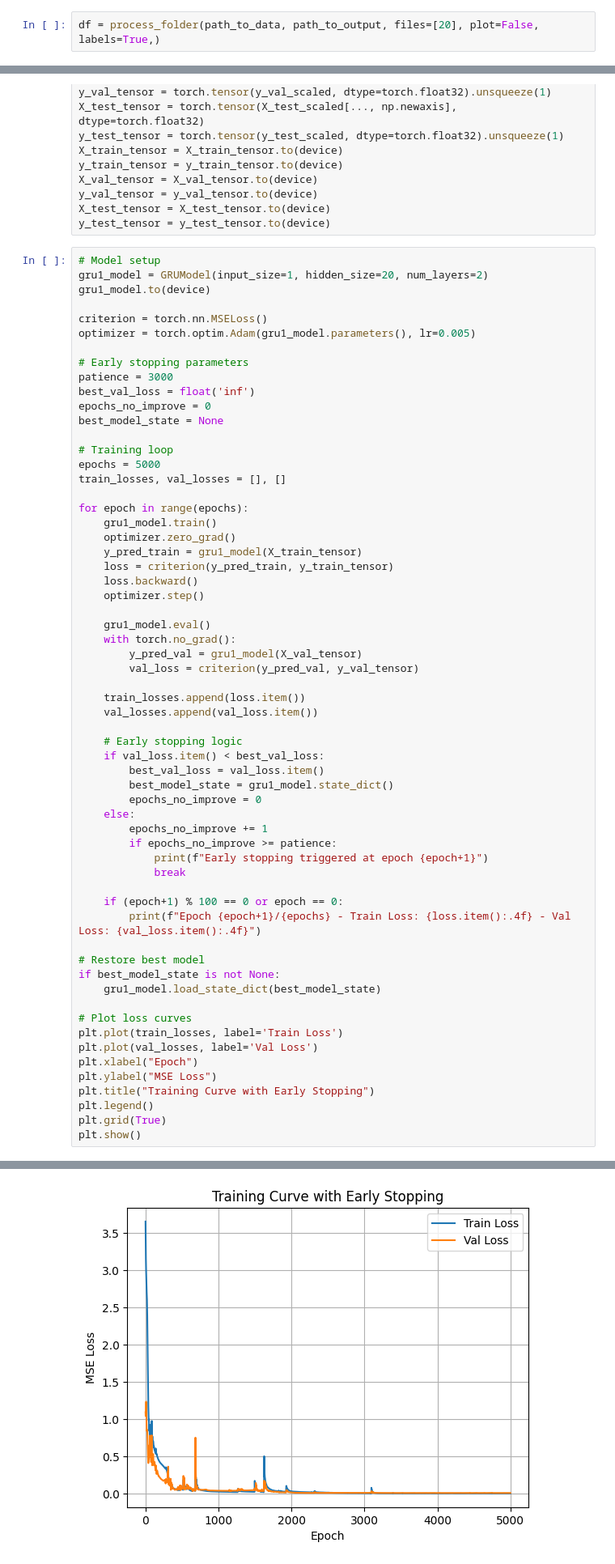
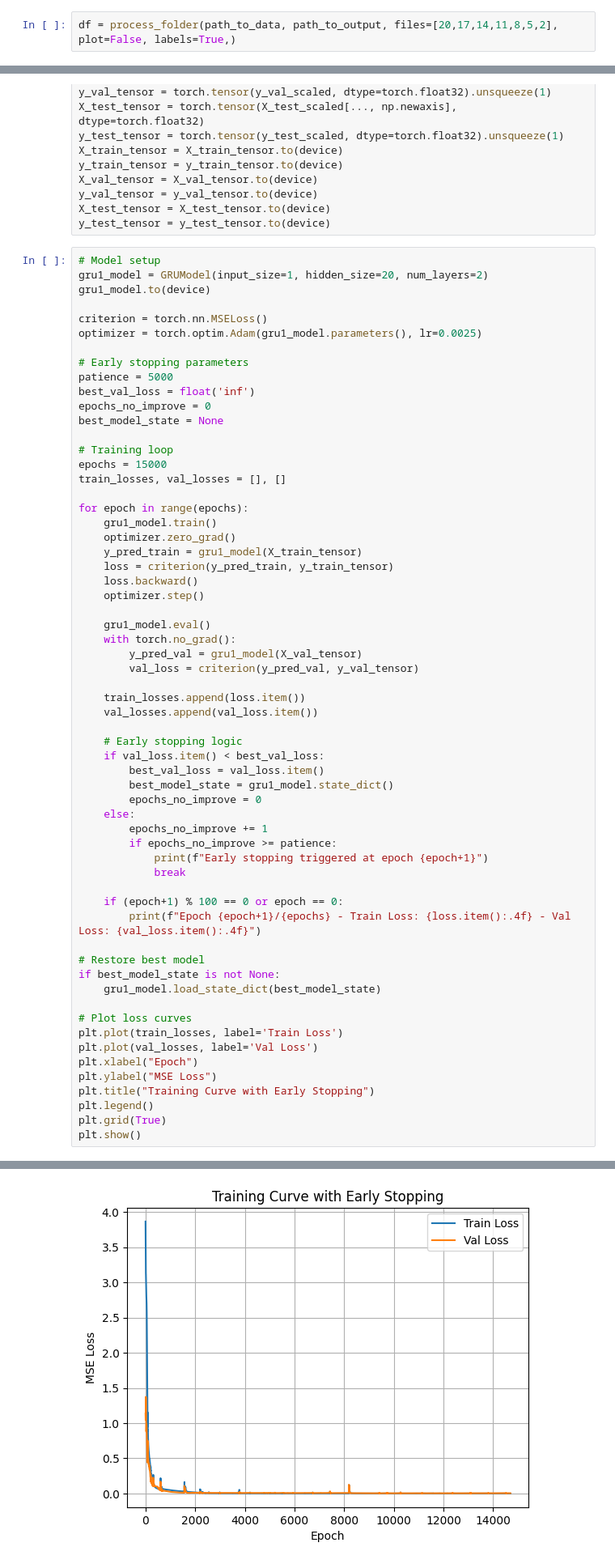
Before and after one commit to Cellular-Adventures/CapstoneAI-FiberProbe, a Jupyter notebook: Train.ipynb, the cells around one changed output, grey strips where cells are left out. Shown at 81% size. Cells and saved outputs as stored; diff of their text form.

```diff
--- a/Train.ipynb
+++ b/Train.ipynb
@@ -30,7 +30,7 @@ print(f'Using device: {device}')
 # %% [output]
 Using device: cuda
 # %%
-df = process_folder(path_to_data, path_to_output, files=[20], plot=False, labels=True,)
+df = process_folder(path_to_data, path_to_output, files=[20,17,14,11,8,5,2], plot=False, labels=True,)
 # %% [output]
 Binlog data extracted
 Processing run: 2024-11-08T161448
@@ -131,16 +131,16 @@ gru1_model = GRUModel(input_size=1, hidden_size=20, num_layers=2)
 gru1_model.to(device)
 
 criterion = torch.nn.MSELoss()
-optimizer = torch.optim.Adam(gru1_model.parameters(), lr=0.005)
+optimizer = torch.optim.Adam(gru1_model.parameters(), lr=0.0025)
 
 # Early stopping parameters
-patience = 3000
+patience = 5000
 best_val_loss = float('inf')
 epochs_no_improve = 0
 best_model_state = None
 
 # Training loop
-epochs = 5000
+epochs = 15000
 train_losses, val_losses = [], []
 
 for epoch in range(epochs):
@@ -207,4 +207,4 @@ Epoch 5000/5000 - Train Loss: 0.0017 - Val Loss: 0.0086
-[figure, old version]
+[figure, new version]
 # %%
 # Predict on validation set
 gru1_model.eval()
```
Also changed, not shown: parts of 13 cells of this notebook.
